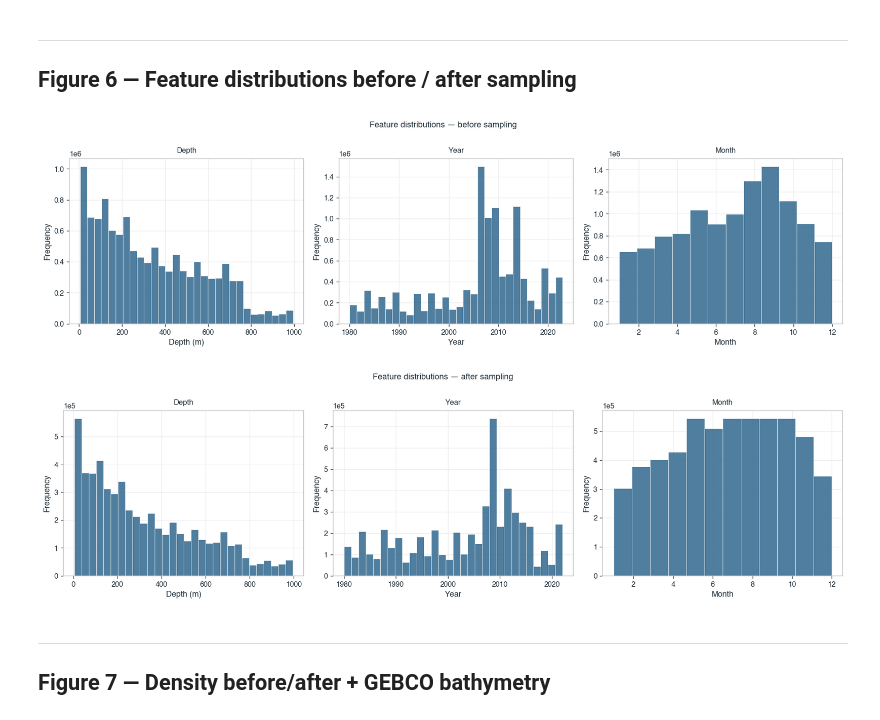
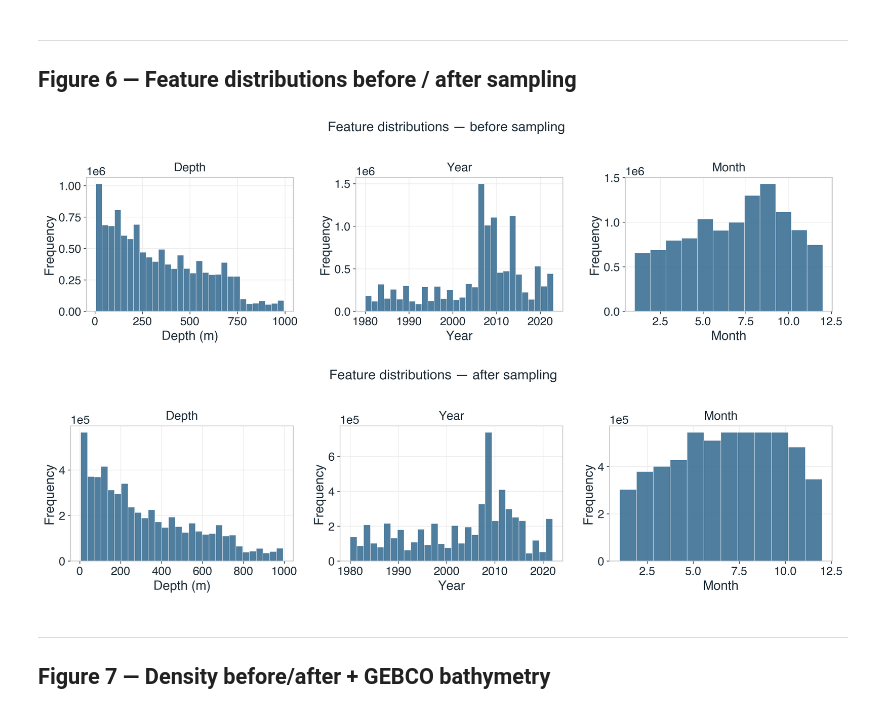
Before and after one commit to Mfdcng2/WaterMassClassification, a Jupyter notebook: Report/new_images.ipynb, the cells around one changed output. Cells and saved outputs as stored; diff of their text form; code cells hidden in the pictures.

Commit message:
report images generator from august that I never committed

```diff
--- a/Report/new_images.ipynb
+++ b/Report/new_images.ipynb
@@ -688,13 +688,17 @@ _ = fig_bin_capacity(panels, ncols=2)
 ---
 ## Figure 6 — Feature distributions before / after sampling
 # %%
+_FS = 1.6  # larger text for Figure 6 (fonts only; aspect & y-axis unchanged)
 _ = fig_distribution(df_raw, 'before sampling')
+_FS = 1.0
 # %% [output]
-[figure, old version]
+[figure, new version]
 # %%
+_FS = 1.6  # larger text for Figure 6 (fonts only; aspect & y-axis unchanged)
 _ = fig_distribution(df_sampled, 'after sampling')
+_FS = 1.0
 # %% [output]
-[figure, old version]
+[figure, new version]
 # %% [markdown]
 ---
 ## Figure 7 — Density before/after + GEBCO bathymetry
```
Also changed, not shown: parts of 2 cells of this notebook.
